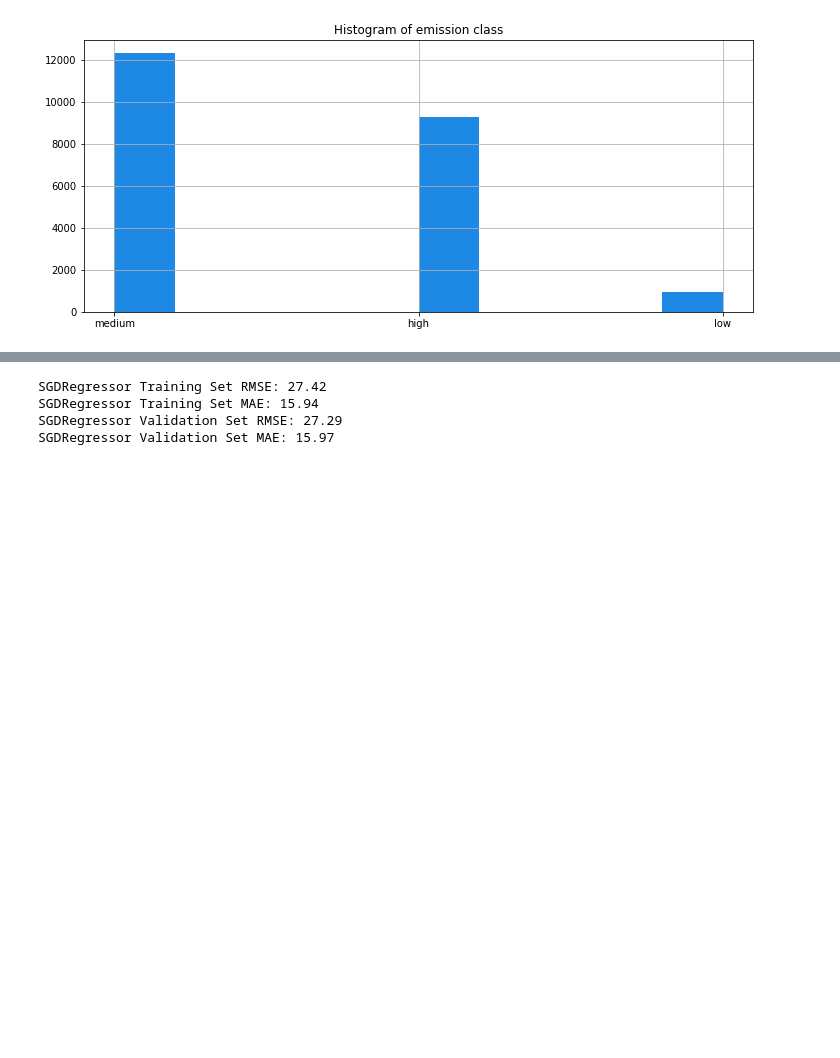
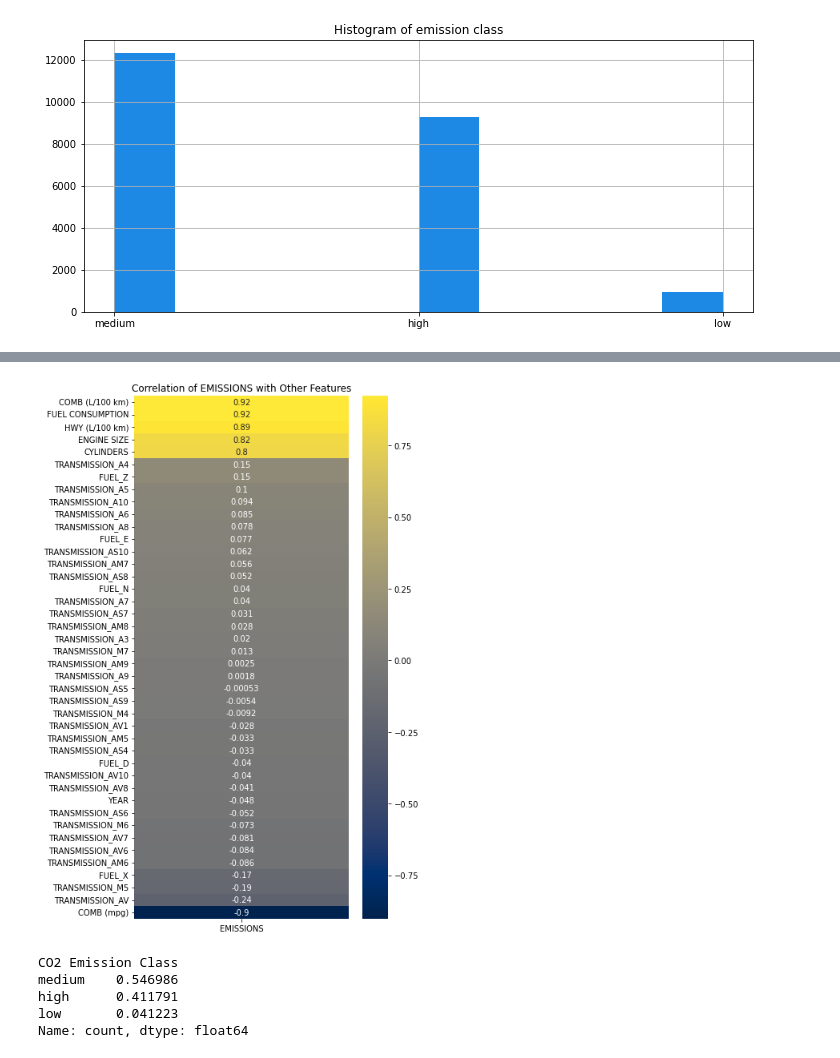
Before and after one commit to romthevacuousspider/Fuel-Consumption-2000-2022-ML-coursework2-, a Jupyter notebook: ML2.ipynb, the cells around one changed output, grey strips where cells are left out. Saved outputs shown, nothing was run; the diff lists cells and outputs as text; code cells hidden in the pictures; blank space fills up the shorter version.

Commit message:
Full project + report

```diff
--- a/ML2.ipynb
+++ b/ML2.ipynb
@@ -933,30 +349,0 @@ add_model_performance(regression_performance, 'SGD(+L2) + RandomForest features'
-# %%
-from sklearn.model_selection import GridSearchCV
-from sklearn.linear_model import SGDRegressor
-
-#SGD + L1L2
-# hyperparameters to search
-param_grid_sgd_l1l2 = {
-    'alpha': np.arange(0.1, 1.1, 0.1),  # Range of alpha values
-    'l1_ratio' :  np.arange(0.1, 1.1, 0.1),  # Range of l1_ratio values
-    'eta0': np.arange(0.01, 1, 0.01)     # Range of eta0 values
-}
-
-# SGDRegressor with L1L2 penalty
-sgd_reg_l1l2 = SGDRegressor(penalty="elasticnet", max_iter=10000, early_stopping=True, learning_rate='invscaling',
-                           n_iter_no_change=10, tol=1e-3, random_state=42)
-
-# Create the grid search
-grid_search_sgd_l1l2 = GridSearchCV(sgd_reg_l1l2, param_grid_sgd_l1l2, cv=5, scoring='neg_mean_squared_error', n_jobs=-1)
-
-grid_search_sgd_l1l2.fit(RandomFregressot_data_train, label_train.values.ravel())
-
-SGD_L1l2_best_estimator = grid_search_sgd_l1l2.best_estimator_
-
-evaluate_model_with_validation(SGD_L1l2_best_estimator, RandomFregressot_data_train, label_train)
-#plot_learning_curves_and_evaluate(SGD_L1l2_best_estimator, RandomFregressot_data_train, label_train.values.ravel())
-# %% [output]
-SGDRegressor Training Set RMSE: 27.42
-SGDRegressor Training Set MAE: 15.94
-SGDRegressor Validation Set RMSE: 27.29
-SGDRegressor Validation Set MAE: 15.97
@@ -964,0 +350,46 @@ add_model_performance(regression_performance, 'SGD(+L1L2) + RandomForest feature
+# %%
+import seaborn as sns
+import matplotlib.pyplot as plt
+
+# drop non numeric columns
+numeric_data = Full_dataset3.select_dtypes(include=['number'])
+
+# Compute correlation matrix
+correlation_matrix = numeric_data.corr()
+
+emission_corr = correlation_matrix['EMISSIONS']
+emission_corr_df = emission_corr.drop(['EMISSIONS', 'Unnamed: 0', 'CO2 Emission Class_high',
+                                      'CO2 Emission Class_low', 'CO2 Emission Class_medium']).to_frame()
+
+# Sort correlation values
+emission_corr_df_sorted = emission_corr_df.sort_values(by='EMISSIONS', ascending=False)
+
+# Plotting
+plt.figure(figsize=(6, 12))
+sns.heatmap(emission_corr_df_sorted, annot=True, cmap='cividis')
+plt.title('Correlation of EMISSIONS with Other Features')
+plt.show()
+# %% [output]
+[figure, added]
+# %%
+from sklearn.model_selection import StratifiedShuffleSplit
+np.random.seed(42)
+
+# Define features and labels
+features = Full_dataset3.drop(["CO2 Emission Class_high", "CO2 Emission Class_low", "CO2 Emission Class_medium"], axis=1)
+target = Full_dataset3["CO2 Emission Class"]
+
+# stratified sampling
+split = StratifiedShuffleSplit(n_splits=1, test_size=0.2, random_state=42)
+for train_index, test_index in split.split(features, target):
+    stratified_train = features.loc[train_index]
+    stratified_test = features.loc[test_index]
+
+# Proportion of each class in the test set
+stratified_test["CO2 Emission Class"].value_counts() / len(stratified_test)
+# %% [output]
+CO2 Emission Class
+medium    0.546986
+high      0.411791
+low       0.041223
+Name: count, dtype: float64
```
Also changed, not shown: parts of 439 cells of this notebook, 1 other file.
